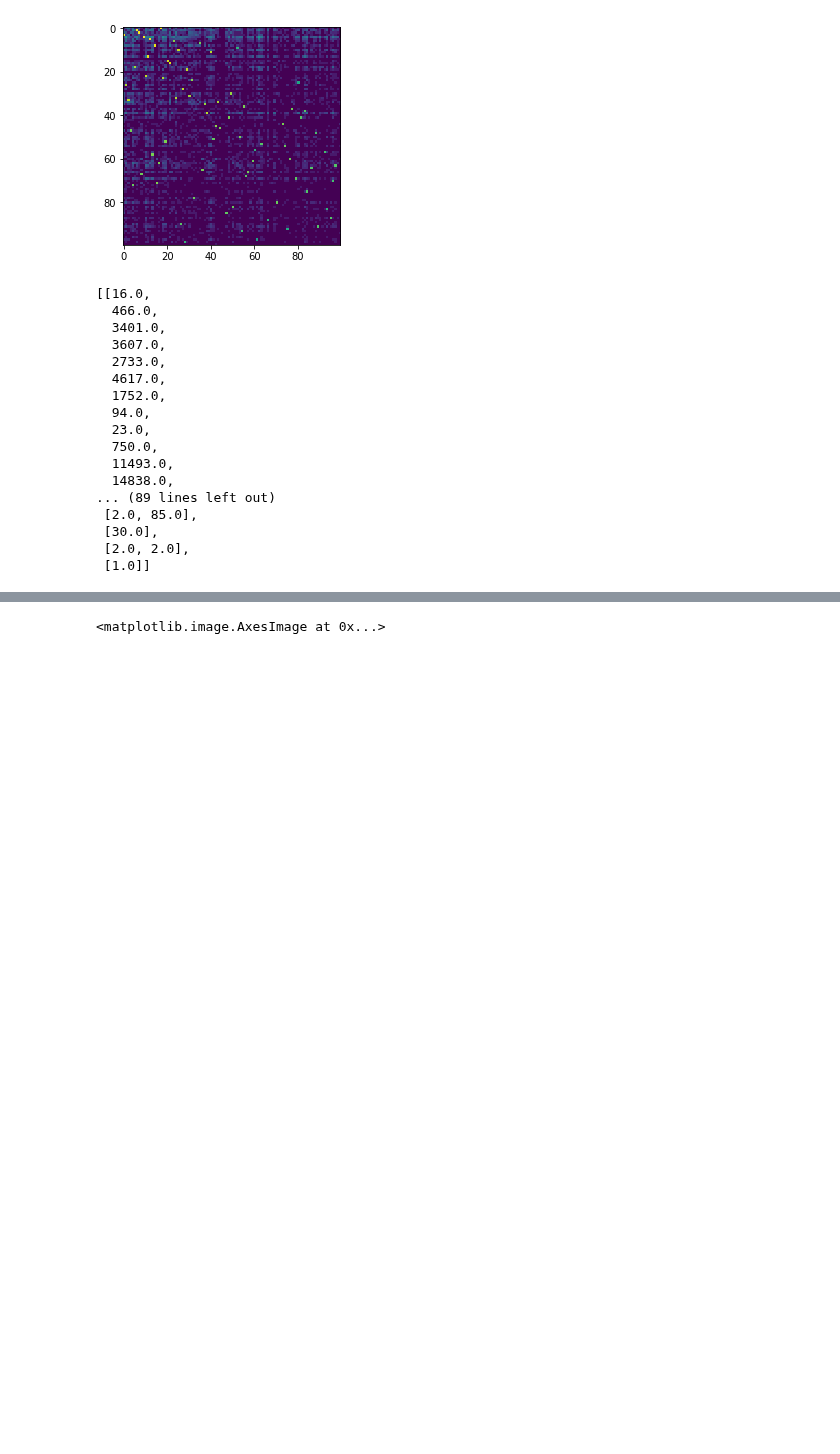
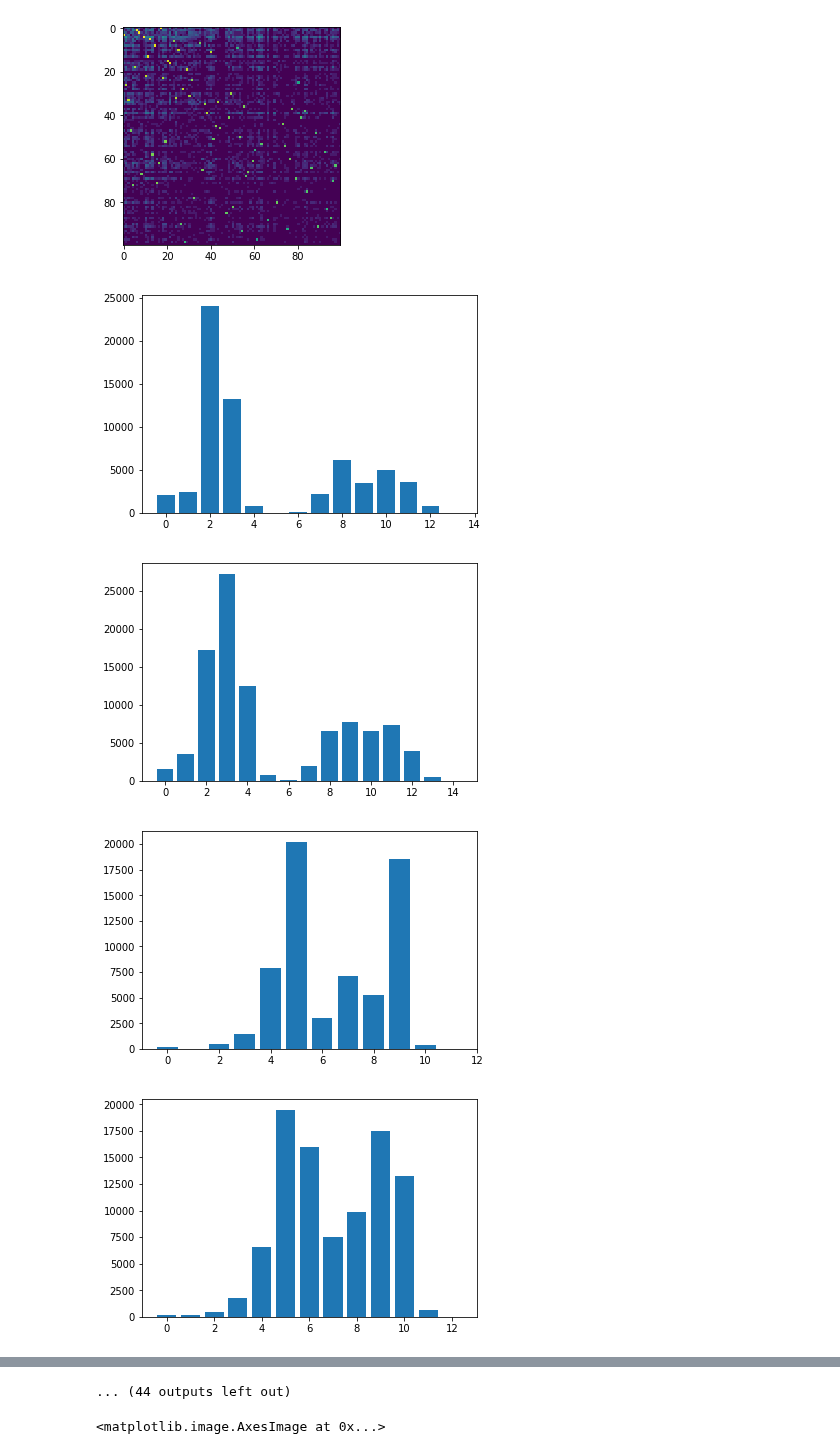
Before and after one commit to rykachevskiy/CRISPR, a Jupyter notebook: barcodes/Barcodes.ipynb, the cells around one changed output, grey strips where cells are left out. Drawn from its saved outputs; the diff is of its cells as text; code cells hidden in the pictures; blank space fills up the shorter version.

```diff
--- a/barcodes/Barcodes.ipynb
+++ b/barcodes/Barcodes.ipynb
@@ -376,24 +379,36 @@ plt.imshow(np.log(gr_bc[:100,:100].T + 1))
 <matplotlib.image.AxesImage at 0x...>
 [figure]
 # %%
-arr, weights = ca.restore_arrays(gr_bc)
+arr, weights = ca.restore_arrays(gr_ans)
-# %%
-weights
-# %% [output]
-[[16.0,
-  466.0,
-  3401.0,
-  3607.0,
-  2733.0,
-  4617.0,
-  1752.0,
-  94.0,
-  23.0,
-  750.0,
-  11493.0,
-  14838.0,
-... (89 lines left out)
- [2.0, 85.0],
- [30.0],
- [2.0, 2.0],
- [1.0]]
+# %%
+weights = []
+
+for arr in arrs:
+    if len(arr) > 4:
+        w = []
+        for a,b in zip(arr[:-1], arr[1:]):
+            w.append(gr_bc.T[a,b])
+        weights.append(w)
+# %%
+sp_weights = []
+for i in range(500):
+    sp_weights.append(gr_bc[i].sum() + gr_bc[:, i].sum())
+# %%
+weights_bc = []
+
+for arr in arrs:
+    w = []
+    for a in arr:
+        w.append(sp_weights[a])
+    weights_bc.append(w)
+# %%
+for x,x_bc in zip(weights, weights_bc):
+    plt.bar(np.arange(len(x)), x)
+    plt.show()
+    plt.bar(np.arange(len(x_bc)), x_bc)
+    plt.show()
+# %% [output]
+[figure, added]
+[figure, added]
+[figure, added]
+[figure, added]
@@ -400,3 +423,4 @@ weights
+... (44 outputs left out)
 # %%
 plt.imshow(np.log(gr_ans[:100,:100] + 1))
 # %% [output]
```
Also changed, not shown: parts of 2 cells of this notebook, 2 other files.
